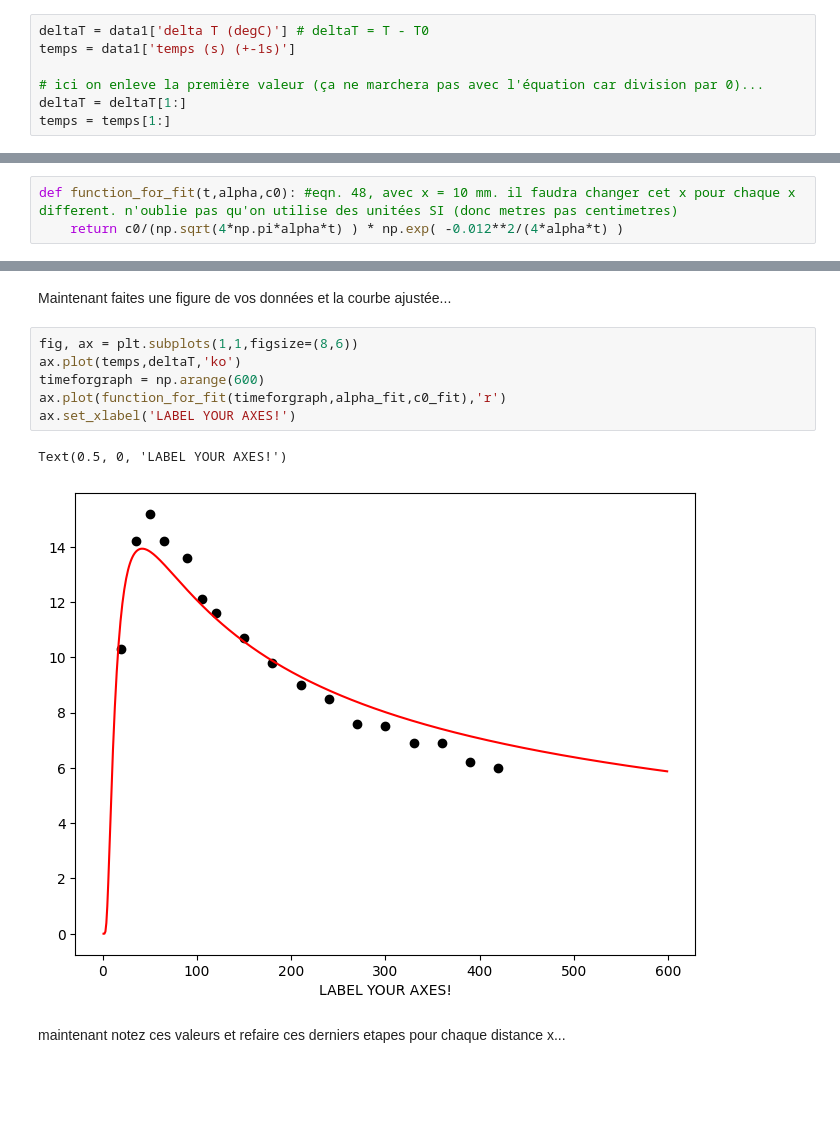
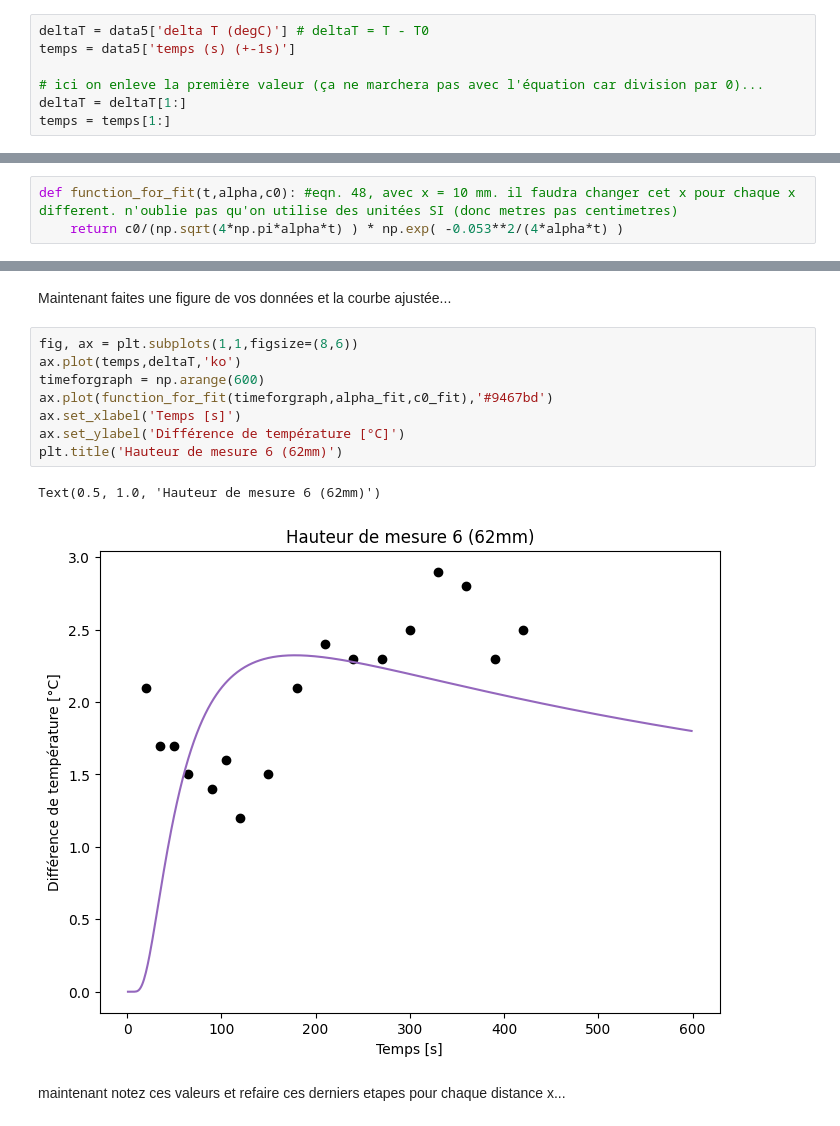
Before and after one commit to Voisinus2000/Ois24_Voisin_No-, a Jupyter notebook: Notebook_pour_imagerie_thermique.ipynb, the cells around one changed output, grey strips where cells are left out. Drawn from its saved outputs; the diff is of its cells as text; blank space fills up the shorter version.

```diff
--- a/Notebook_pour_imagerie_thermique.ipynb
+++ b/Notebook_pour_imagerie_thermique.ipynb
@@ -77,8 +77,8 @@ print(data6)
 pour selectioner les données qu'il vous faut pour l'ajustement de courbes...
 il faut ecrire le nom exacte que vous avez donné aux colonnes de temperature et temps, e.g., `'temps (s)'`
 # %%
-deltaT = data1['delta T (degC)'] # deltaT = T - T0
-temps = data1['temps (s) (+-1s)']
+deltaT = data5['delta T (degC)'] # deltaT = T - T0
+temps = data5['temps (s) (+-1s)']
 
 # ici on enleve la première valeur (ça ne marchera pas avec l'équation car division par 0)...
 deltaT = deltaT[1:]
@@ -87,7 +87,7 @@ temps = temps[1:]
 Definir l'equation a ajuster. NOTEZ: changez la valeur de x (ici 0.01 m) pour correspondre avec les données selectionnées (e.g., x=10mm).
 # %%
 def function_for_fit(t,alpha,c0): #eqn. 48, avec x = 10 mm. il faudra changer cet x pour chaque x different. n'oublie pas qu'on utilise des unitées SI (donc metres pas centimetres)
-    return c0/(np.sqrt(4*np.pi*alpha*t) ) * np.exp( -0.012**2/(4*alpha*t) )
+    return c0/(np.sqrt(4*np.pi*alpha*t) ) * np.exp( -0.053**2/(4*alpha*t) )
 # %% [markdown]
 Voir si ce qu'on a fait a du sens. Ici on fait juste une figure avec des valeurs choisis au hazard pour vérifier que l'équation ci-dessus est bien.
 # %%
@@ -130,11 +130,13 @@ Maintenant faites une figure de vos données et la courbe ajustée...
 # %%
 fig, ax = plt.subplots(1,1,figsize=(8,6))
 ax.plot(temps,deltaT,'ko')
 timeforgraph = np.arange(600)
-ax.plot(function_for_fit(timeforgraph,alpha_fit,c0_fit),'r')
-ax.set_xlabel('LABEL YOUR AXES!')
+ax.plot(function_for_fit(timeforgraph,alpha_fit,c0_fit),'#9467bd')
+ax.set_xlabel('Temps [s]')
+ax.set_ylabel('Différence de température [°C]')
+plt.title('Hauteur de mesure 6 (62mm)')
 # %% [output]
-Text(0.5, 0, 'LABEL YOUR AXES!')
+Text(0.5, 1.0, 'Hauteur de mesure 6 (62mm)')
-[figure, old version]
+[figure, new version]
 # %% [markdown]
 maintenant notez ces valeurs et refaire ces derniers etapes pour chaque distance x...
```
Also changed, not shown: parts of 3 cells of this notebook.
